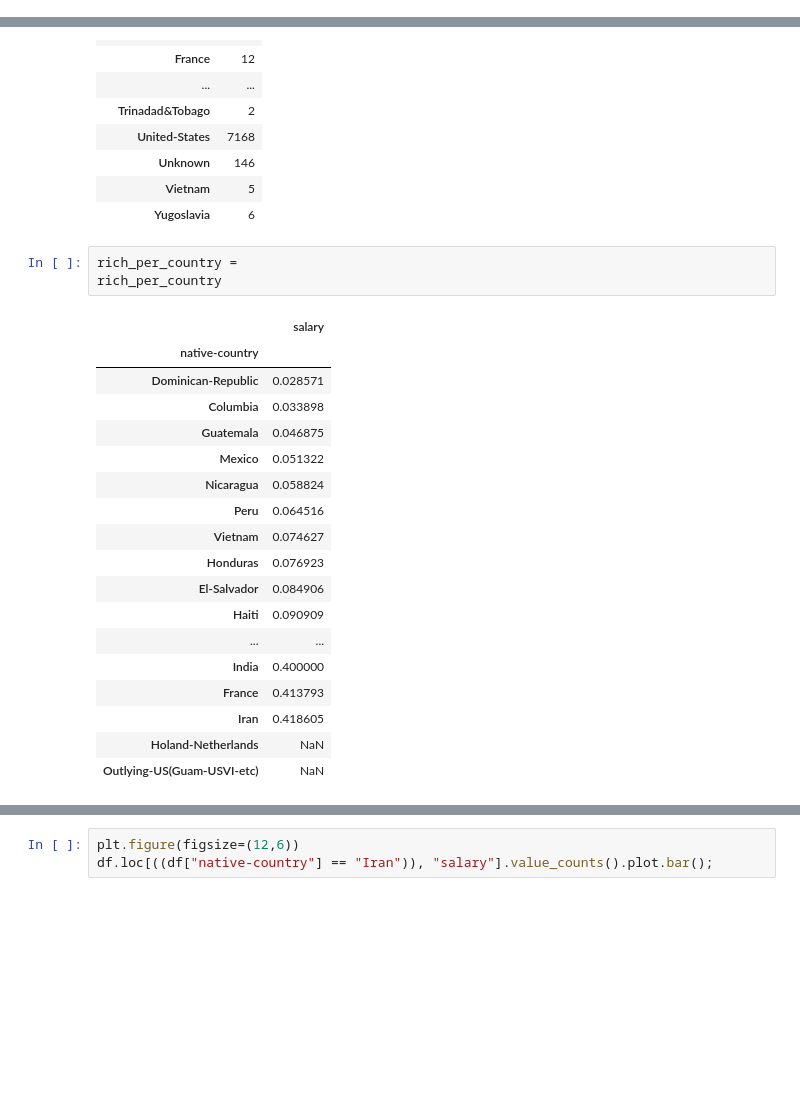
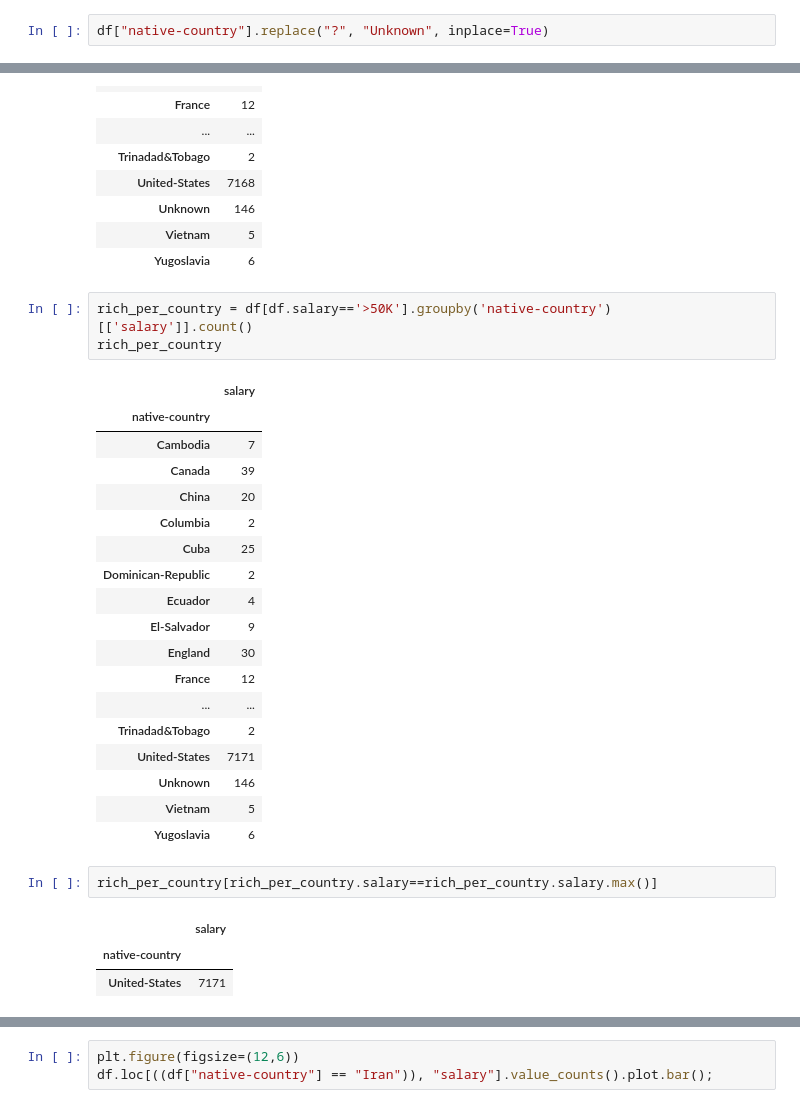
Before and after one commit to Yusuf5001/DA-with-Python, a Jupyter notebook: EDA Project/DAwPy-EDA Project- (Analyze US Citizens)-Student_empty-Copy1.ipynb, the cells around one changed output, grey strips where cells are left out. Saved outputs shown, nothing was run; the diff lists cells and outputs as text; blank space fills up the shorter version.

```diff
--- a/EDA Project/DAwPy-EDA Project- (Analyze US Citizens)-Student_empty-Copy1.ipynb
+++ b/EDA Project/DAwPy-EDA Project- (Analyze US Citizens)-Student_empty-Copy1.ipynb
@@ -1137,0 +690,2 @@ country_salary_df
+# %%
+df["native-country"].replace("?", "Unknown", inplace=True)
@@ -1157,25 +733,31 @@ country_salary_df_riches
 | Unknown | 146 |
 | Vietnam | 5 |
 | Yugoslavia | 6 |
+# %%
+rich_per_country = df[df.salary=='>50K'].groupby('native-country')[['salary']].count()
+rich_per_country
+# %% [output]
+|  | salary |
+| native-country |  |
+| Cambodia | 7 |
+| Canada | 39 |
+| China | 20 |
+| Columbia | 2 |
+| Cuba | 25 |
+| Dominican-Republic | 2 |
+| Ecuador | 4 |
+| El-Salvador | 9 |
+| England | 30 |
+| France | 12 |
+| ... | ... |
+| Trinadad&Tobago | 2 |
+| United-States | 7171 |
+| Unknown | 146 |
+| Vietnam | 5 |
+| Yugoslavia | 6 |
 # %%
-rich_per_country =
-rich_per_country
+rich_per_country[rich_per_country.salary==rich_per_country.salary.max()]
 # %% [output]
 |  | salary |
 | native-country |  |
-| Dominican-Republic | 0.028571 |
-| Columbia | 0.033898 |
-| Guatemala | 0.046875 |
-| Mexico | 0.051322 |
-| Nicaragua | 0.058824 |
-| Peru | 0.064516 |
-| Vietnam | 0.074627 |
-| Honduras | 0.076923 |
-| El-Salvador | 0.084906 |
-| Haiti | 0.090909 |
-| ... | ... |
-| India | 0.400000 |
-| France | 0.413793 |
-| Iran | 0.418605 |
-| Holand-Netherlands | NaN |
-| Outlying-US(Guam-USVI-etc) | NaN |
+| United-States | 7171 |
```
Also changed, not shown: parts of 102 cells of this notebook.
